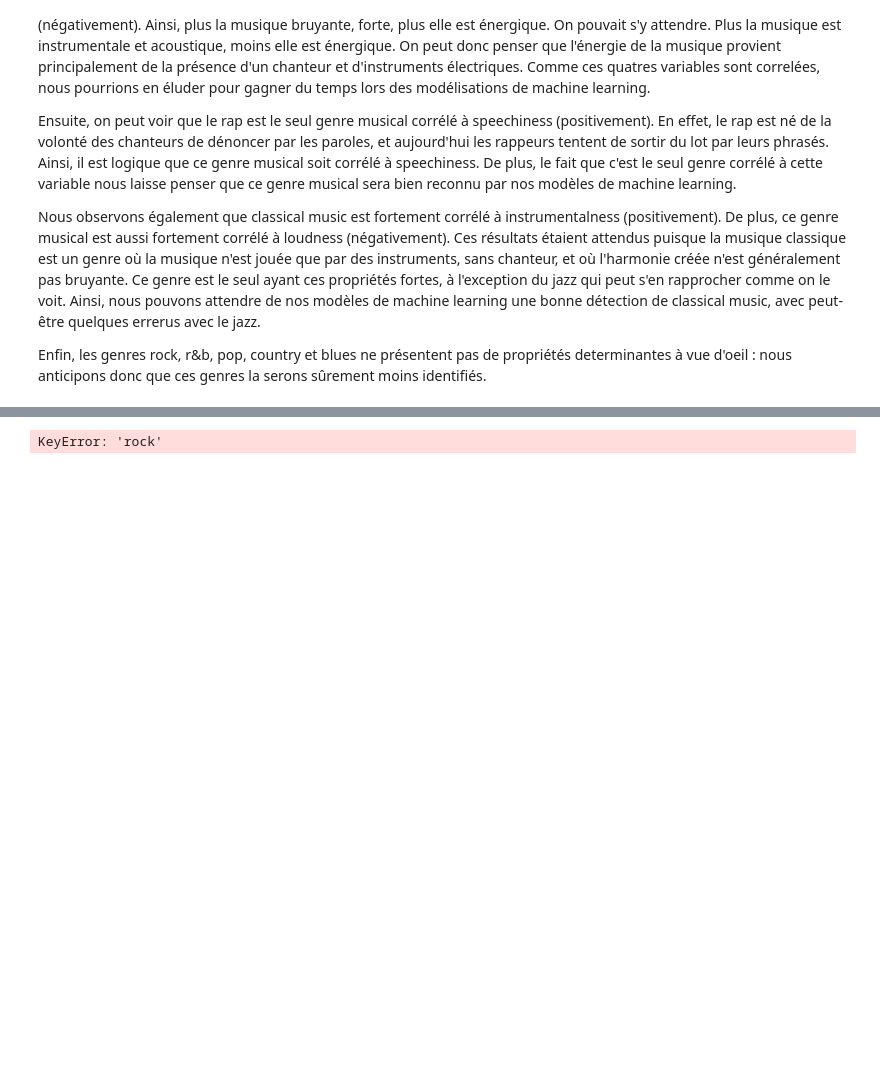
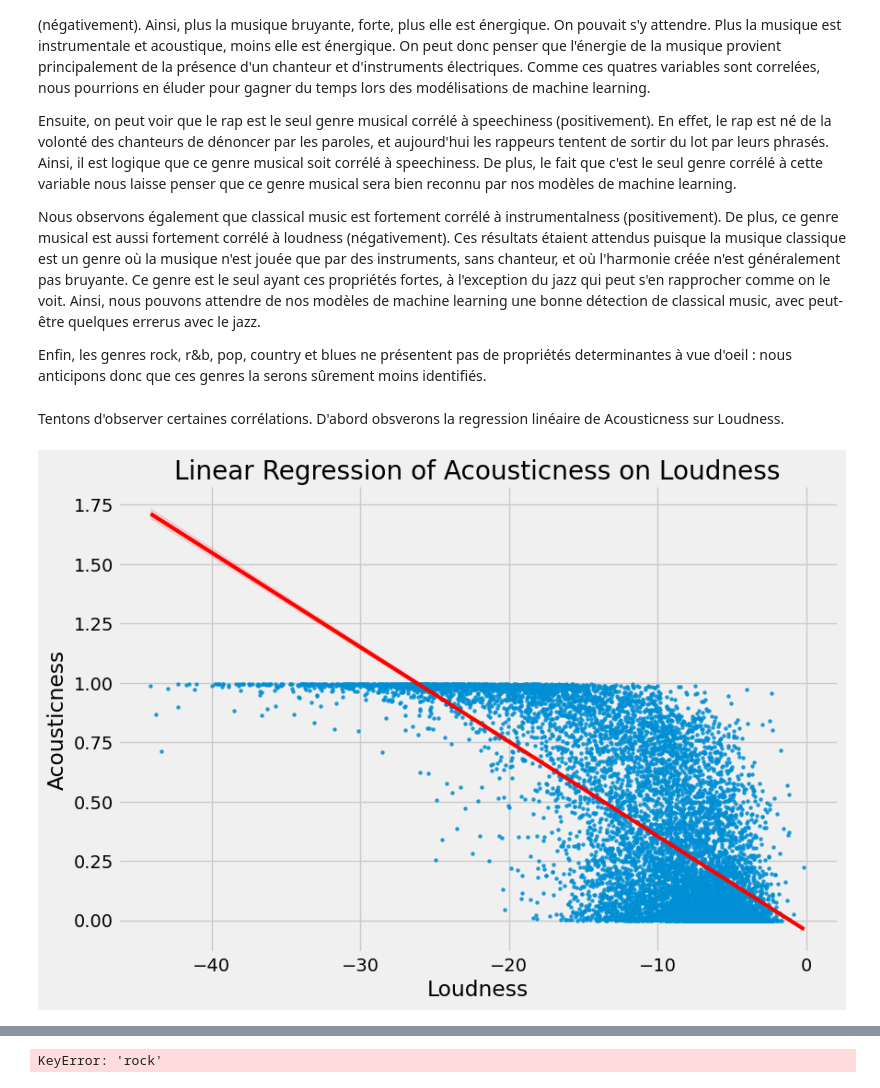
Before and after one commit to antoine-palazz/Python-pour-la-Data-Science, a Jupyter notebook: follow_me.ipynb, the cells around one changed output, grey strips where cells are left out. Saved outputs shown, nothing was run; the diff lists cells and outputs as text; code cells hidden in the pictures; blank space fills up the shorter version.

```diff
--- a/follow_me.ipynb
+++ b/follow_me.ipynb
@@ -535,5 +546,16 @@ Ensuite, on peut voir que le rap est le seul genre musical corrélé à speechin
 Nous observons également que classical music est fortement corrélé à instrumentalness (positivement). De plus, ce genre musical est aussi fortement corrélé à loudness (négativement). Ces résultats étaient attendus puisque la musique classique est un genre où la musique n'est jouée que par des instruments, sans chanteur, et où l'harmonie créée n'est généralement pas bruyante. Ce genre est le seul ayant ces propriétés fortes, à l'exception du jazz qui peut s'en rapprocher comme on le voit. Ainsi, nous pouvons attendre de nos modèles de machine learning une bonne détection de classical music, avec peut-être quelques errerus avec le jazz.
 
 Enfin, les genres rock, r&b, pop, country et blues ne présentent pas de propriétés determinantes à vue d'oeil : nous anticipons donc que ces genres la serons sûrement moins identifiés.
+# %% [markdown]
+Tentons d'observer certaines corrélations. D'abord obsverons la regression linéaire de Acousticness sur Loudness.
+# %%
+sns.lmplot(x='loudness', y='acousticness', data=Dataset_Genres, height=6, aspect=1.5, line_kws={'color': 'red', 'linewidth': 3}, scatter_kws={'s': 5})
+plt.title('Linear Regression of Acousticness on Loudness')
+plt.xlabel('Loudness')
+plt.ylabel('Acousticness')
+
+plt.show()
+# %% [output]
+[figure, added]
 # %% [markdown]
 ### __II. 3. Mettre en évidence ces relations__
```
Also changed, not shown: parts of 22 cells of this notebook, 1 other file.
